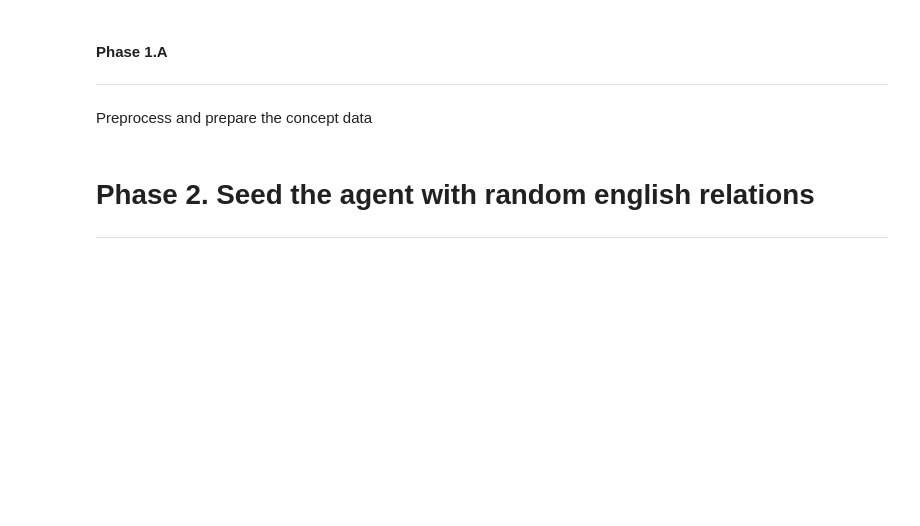
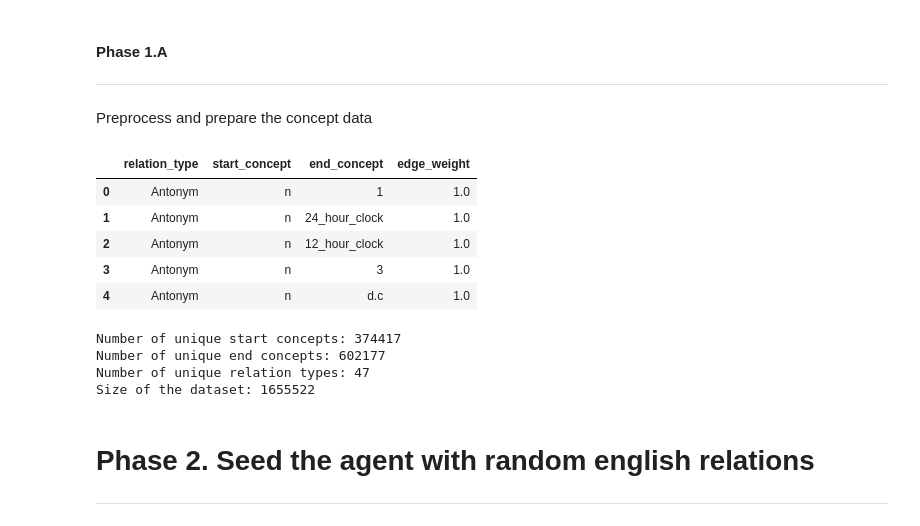
Before and after one commit to erichc91/Semantica-Full-Reasoning-Chatbot, a Jupyter notebook: Notebooks/graph_representation_v0.ipynb, the cells around one changed output. Saved outputs shown, nothing was run; the diff lists cells and outputs as text; code cells hidden in the pictures; blank space fills up the shorter version.

```diff
--- a/Notebooks/graph_representation_v0.ipynb
+++ b/Notebooks/graph_representation_v0.ipynb
@@ -51,34 +70,51 @@ def preprocess_data(df):
     for col in ['relation', 'start', 'end']:
         df_copy = clean_column(df_copy, col)
     df_copy = extract_weight(df_copy)
     return df_copy
 
 cleaned_cols = ['relation', 'start', 'end', 'weight']
 cleaned_cols = [f'{col}_cleaned' for col in cleaned_cols]
 
-reprocess_triples = True
+reprocess_triples = False
 
 if reprocess_triples:
     cleaned_english_triples = preprocess_data(english_triples)[cleaned_cols].drop_duplicates()
     cleaned_english_triples[cleaned_cols].head()
     cleaned_english_triples = cleaned_english_triples.rename(columns={
         'relation_cleaned': 'relation_type',
         'start_cleaned': 'start_concept',
         'end_cleaned': 'end_concept',
         'weight_cleaned': 'edge_weight'
     })
     # Save as a parquet file
     cleaned_english_triples.to_parquet(
         os.path.join(os.path.dirname(EN_PATH), 'conceptnet_en_full_cleaned.parquet.gzip'),
         index=False,
         compression='gzip'
     )
 else:
     # Load the cleaned data
     cleaned_english_triples = pd.read_parquet(
         os.path.join(os.path.dirname(EN_PATH), 'conceptnet_en_full_cleaned.parquet.gzip')
     )
 cleaned_english_triples.head()
+# %% [output]
+|  | relation_type | start_concept | end_concept | edge_weight |
+| 0 | Antonym | n | 1 | 1.0 |
+| 1 | Antonym | n | 24_hour_clock | 1.0 |
+| 2 | Antonym | n | 12_hour_clock | 1.0 |
+| 3 | Antonym | n | 3 | 1.0 |
+| 4 | Antonym | n | d.c | 1.0 |
+# %%
+print(f"Number of unique start concepts: {len(cleaned_english_triples['start_concept'].unique())}")
+print(f"Number of unique end concepts: {len(cleaned_english_triples['end_concept'].unique())}")
+print(f"Number of unique relation types: {len(cleaned_english_triples['relation_type'].unique())}")
+print(f'Size of the dataset: {len(cleaned_english_triples)}')
+# %% [output]
+Number of unique start concepts: 374417
+Number of unique end concepts: 602177
+Number of unique relation types: 47
+Size of the dataset: 1655522
 # %% [markdown]
 # Phase 2. Seed the agent with random english relations
 ***
```
Also changed, not shown: parts of 24 cells of this notebook, 20 other files.
